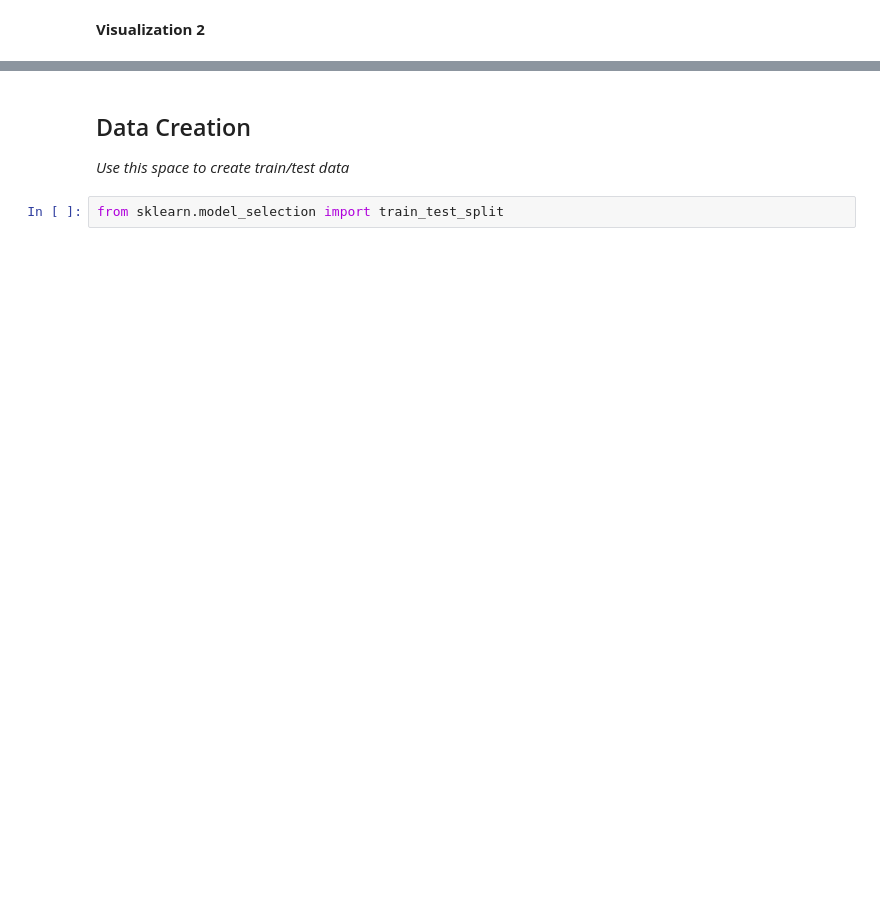
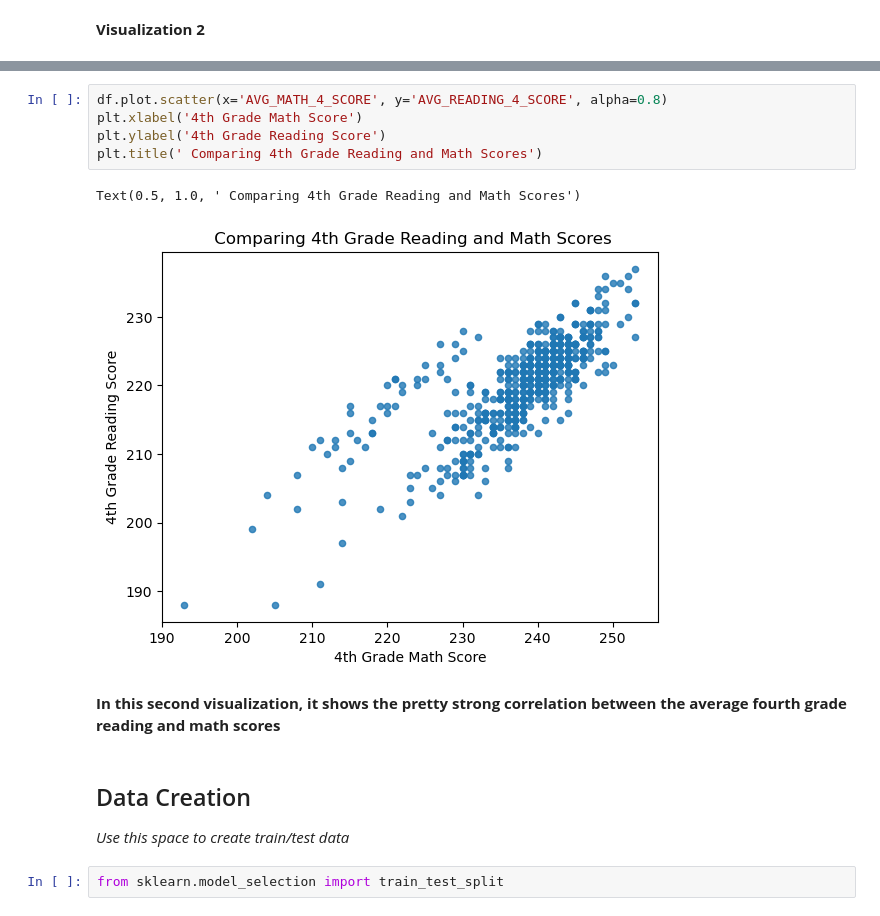
Before and after one commit to klonkem/MDST-Tutorial, a Jupyter notebook: tutorial1/checkpoint1.ipynb, the cells around one changed output, grey strips where cells are left out. Drawn from its saved outputs; the diff is of its cells as text; blank space fills up the shorter version.

```diff
--- a/tutorial1/checkpoint1.ipynb
+++ b/tutorial1/checkpoint1.ipynb
@@ -77,3 +180,13 @@ Investigate the relationship between your chosen response variable and at least
+# %%
+df.plot.scatter(x='AVG_MATH_4_SCORE', y='AVG_READING_4_SCORE', alpha=0.8)
+plt.xlabel('4th Grade Math Score')
+plt.ylabel('4th Grade Reading Score')
+plt.title(' Comparing 4th Grade Reading and Math Scores')
+# %% [output]
+Text(0.5, 1.0, ' Comparing 4th Grade Reading and Math Scores')
+[figure, added]
+# %% [markdown]
+**In this second visualization, it shows the pretty strong correlation between the average fourth grade reading and math scores**
 # %% [markdown]
 <h2> Data Creation </h2>
 
```
Also changed, not shown: parts of 26 cells of this notebook, 2 other files.
